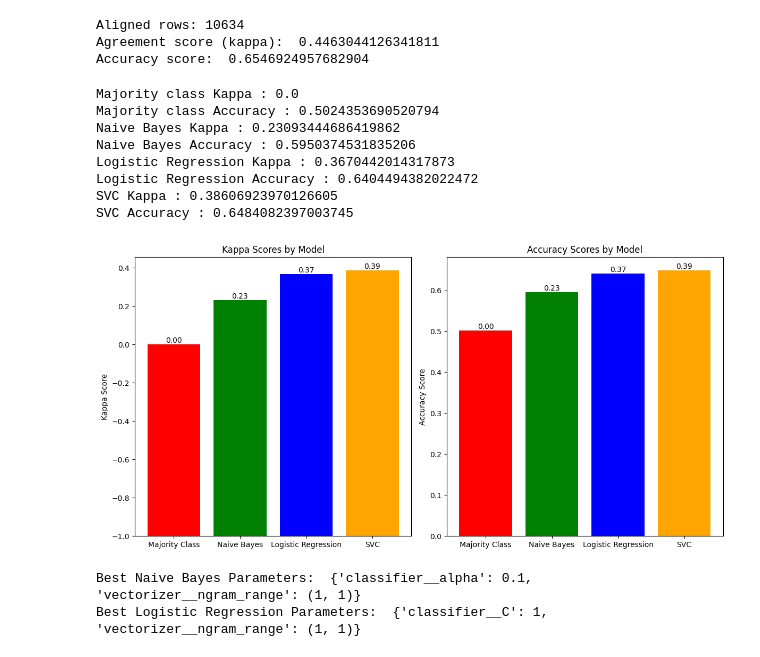
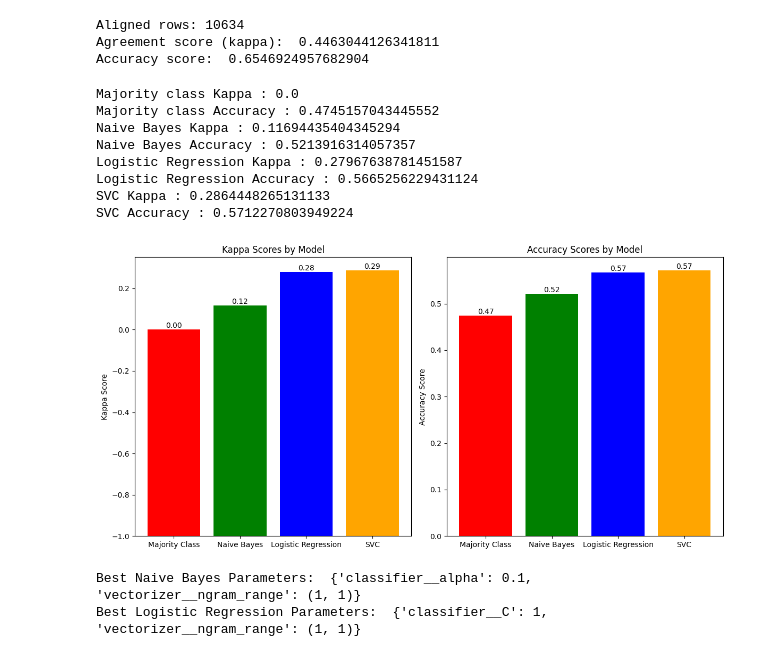
Before and after one commit to NilsLyrevik/AppML, a Jupyter notebook: PA3/classifier.ipynb, the cells around one changed output. Drawn from its saved outputs; the diff is of its cells as text; code cells hidden in the pictures.

```diff
--- a/PA3/classifier.ipynb
+++ b/PA3/classifier.ipynb
@@ -101,7 +101,7 @@ def plot_model_kappa_accuracy(kappa_scores, acc_scores, str):
 
     plt.subplot(1, 2, 2)
     bars1 = plt.bar(x, acc_scores, color = ['red','green','blue', 'orange'])
-    plt.bar_label(bars1, labels=[f"{s:.2f}" for s in kappa_scores])
+    plt.bar_label(bars1, labels=[f"{s:.2f}" for s in acc_scores])
 
     plt.xticks(x, models)
     plt.title('Accuracy Scores by Model')
@@ -147,22 +147,25 @@ print("Accuracy score: ", acc_score)
 # Use raw text directly (Pipeline handles vectorization!)
 X_gold = gold_train["text"]
 y_gold = gold_train["sentiment"]
+
+X_cs = cs_train["text"]
+y_cs = cs_train["sentiment"]
 # %% [output]
 Aligned rows: 10634
 Agreement score (kappa):  0.4463044126341811
 Accuracy score:  0.6546924957682904
 # %%
 # Majority class baseline
-majority_class = y_gold.mode()[0]
-majority_predictions = [majority_class] * len(y_gold)
-majority_kappa = cohen_kappa_score(majority_predictions, y_gold)
-majority_acc = accuracy_score(majority_predictions, y_gold)
+majority_class = y_cs.mode()[0]
+majority_predictions = [majority_class] * len(y_cs)
+majority_kappa = cohen_kappa_score(majority_predictions, y_cs)
+majority_acc = accuracy_score(majority_predictions, y_cs)
 
 print("Majority class Kappa :", majority_kappa)
 print("Majority class Accuracy :", majority_acc)
 
 # Naive Bayes Model
-X_train_nb, X_test_nb, y_train_nb, y_test_nb = test_train_split(X_gold, y_gold)
+X_train_nb, X_test_nb, y_train_nb, y_test_nb = test_train_split(X_cs, y_cs)
 nb_model = train_naive_bayes_pipeline()
 nb_model.fit(X_train_nb, y_train_nb)
 nb_predictions = nb_model.predict(X_test_nb)
@@ -174,43 +177,43 @@ print("Naive Bayes Kappa :", nb_kappa)
 print("Naive Bayes Accuracy :", nb_acc)
 
 # Logistic Regression Model
-X_train_lr, X_test_lr, y_train_lr, y_test_lr = test_train_split(X_gold, y_gold)
+X_train_lr, X_test_lr, y_train_lr, y_test_lr = test_train_split(X_cs, y_cs)
 lr_model = train_logistic_regression_pipeline()
 lr_model.fit(X_train_lr, y_train_lr)
 lr_predictions = lr_model.predict(X_test_lr)
 
 lr_kappa = cohen_kappa_score(lr_predictions, y_test_lr)
 lr_acc = accuracy_score(lr_predictions, y_test_lr)
 
 print("Logistic Regression Kappa :", lr_kappa)
 print("Logistic Regression Accuracy :", lr_acc)
 
 # SVC Model
-X_train_svc, X_test_svc, y_train_svc, y_test_svc = test_train_split(X_gold, y_gold)
+X_train_svc, X_test_svc, y_train_svc, y_test_svc = test_train_split(X_cs, y_cs)
 svc_model = train_svc_pipeline()
 svc_model.fit(X_train_svc, y_train_svc)
 svc_predictions = svc_model.predict(X_test_svc)
 
 svc_kappa = cohen_kappa_score(svc_predictions, y_test_svc)
 svc_acc = accuracy_score(svc_predictions, y_test_svc)
 
 print("SVC Kappa :", svc_kappa)
 print("SVC Accuracy :", svc_acc)
 
 # plot results
 kappa_scores = [majority_kappa, nb_kappa, lr_kappa, svc_kappa]
 acc_scores = [majority_acc, nb_acc, lr_acc, svc_acc]
 plot_model_kappa_accuracy(kappa_scores, acc_scores, "initial")
 # %% [output]
 Majority class Kappa : 0.0
-Majority class Accuracy : 0.5024353690520794
-Naive Bayes Kappa : 0.23093444686419862
-Naive Bayes Accuracy : 0.5950374531835206
-Logistic Regression Kappa : 0.3670442014317873
-Logistic Regression Accuracy : 0.6404494382022472
-SVC Kappa : 0.38606923970126605
-SVC Accuracy : 0.6484082397003745
+Majority class Accuracy : 0.4745157043445552
+Naive Bayes Kappa : 0.11694435404345294
+Naive Bayes Accuracy : 0.5213916314057357
+Logistic Regression Kappa : 0.27967638781451587
+Logistic Regression Accuracy : 0.5665256229431124
+SVC Kappa : 0.2864448265131133
+SVC Accuracy : 0.5712270803949224
-[figure, old version]
+[figure, new version]
 # %%
 # Tune Hyperparameters for Naive Bayes, Logistic Regression, and SVC using GridSearchCV
 
```
Also changed, not shown: parts of 1 cell of this notebook, 1 other file.
